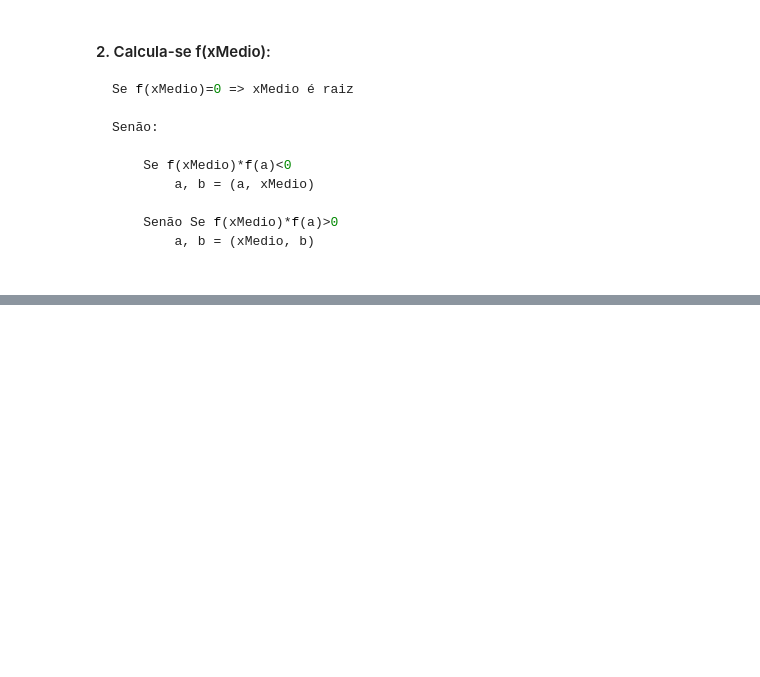
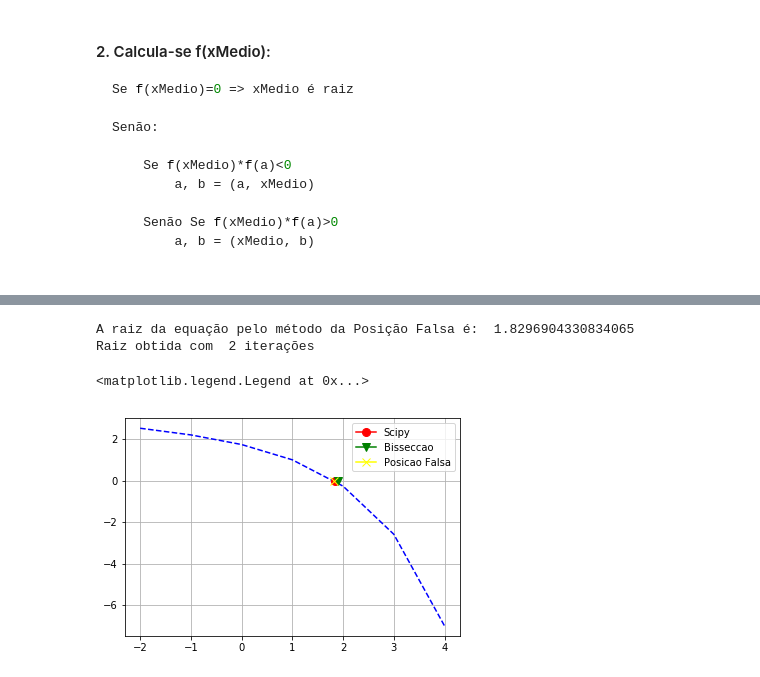
Before and after one commit to raphaellmsousa/calculoNumerico, a Jupyter notebook: exemplo1.ipynb, the cells around one changed output, grey strips where cells are left out. Saved outputs shown, nothing was run; the diff lists cells and outputs as text; code cells hidden in the pictures; blank space fills up the shorter version.

```diff
--- a/exemplo1.ipynb
+++ b/exemplo1.ipynb
@@ -164,0 +190,46 @@ plt.legend()
+# %%
+def xMedioPosicaoFalsa(a, b):
+    xMedio = (a*f(b) - b*f(a))/(f(b)-f(a))
+    return xMedio
+# %%
+cont = 1
+a = a0
+b = b0
+
+if f(xMedioPosicaoFalsa(a,b)) == 0:
+    print "A raiz da Equação é: ", xMedioPosicaoFalsa(a, b)
+
+else:
+    while (abs(f(xMedioPosicaoFalsa(a, b)))>0.01):
+        xMedio = xMedioPosicaoFalsa(a,b)
+        if f(xMedio)*f(a)<0:
+            b = xMedioPosicaoFalsa(a,b)
+
+        if f(xMedio)*f(a)>0:
+            a = xMedioPosicaoFalsa(a,b)
+
+        cont = cont+1
+
+print "A raiz da equação pelo método da Posição Falsa é: ", xMedioPosicaoFalsa(a,b)
+print "Raiz obtida com ", cont, "iterações"
+# %% [output]
+A raiz da equação pelo método da Posição Falsa é:  1.8296904330834065
+Raiz obtida com  2 iterações
+# %%
+# fig = plt.figure()
+ax = fig.add_subplot(111)
+
+plt.plot(xAxisArray, functionArray, 'b--')
+plt.plot([root], [0], marker='o', markersize=8, color='red', label='Scipy')
+plt.plot([xMedioBisseccao(a,b)], [0], marker='v', markersize=8, color='green', label='Bisseccao')
+plt.plot([xMedioPosicaoFalsa(a,b)], [0], marker='x', markersize=8, color='yellow', label='Posicao Falsa')
+
+ax.set_title("Roots of the Equation")
+ax.set_xlabel('x')
+ax.set_ylabel('f(x)')
+
+plt.grid(True)
+plt.legend()
+# %% [output]
+<matplotlib.legend.Legend at 0x...>
+[figure, added]
```
Also changed, not shown: parts of 13 cells of this notebook.
